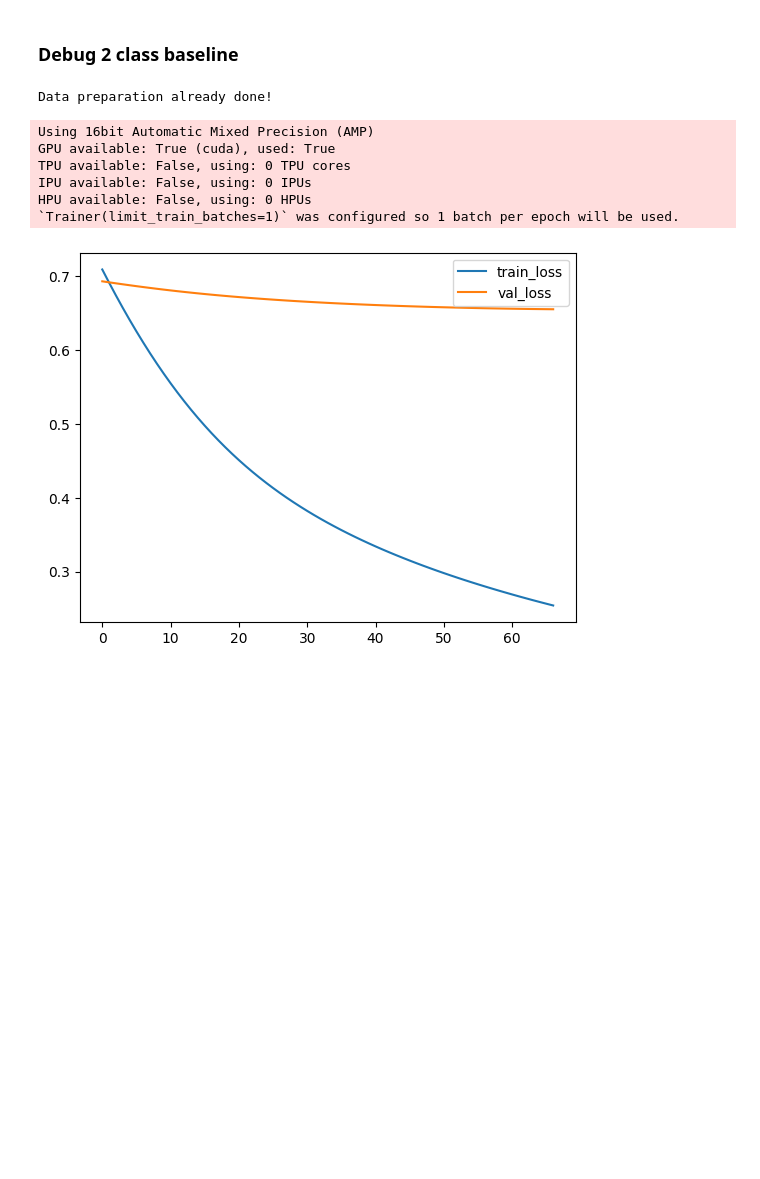
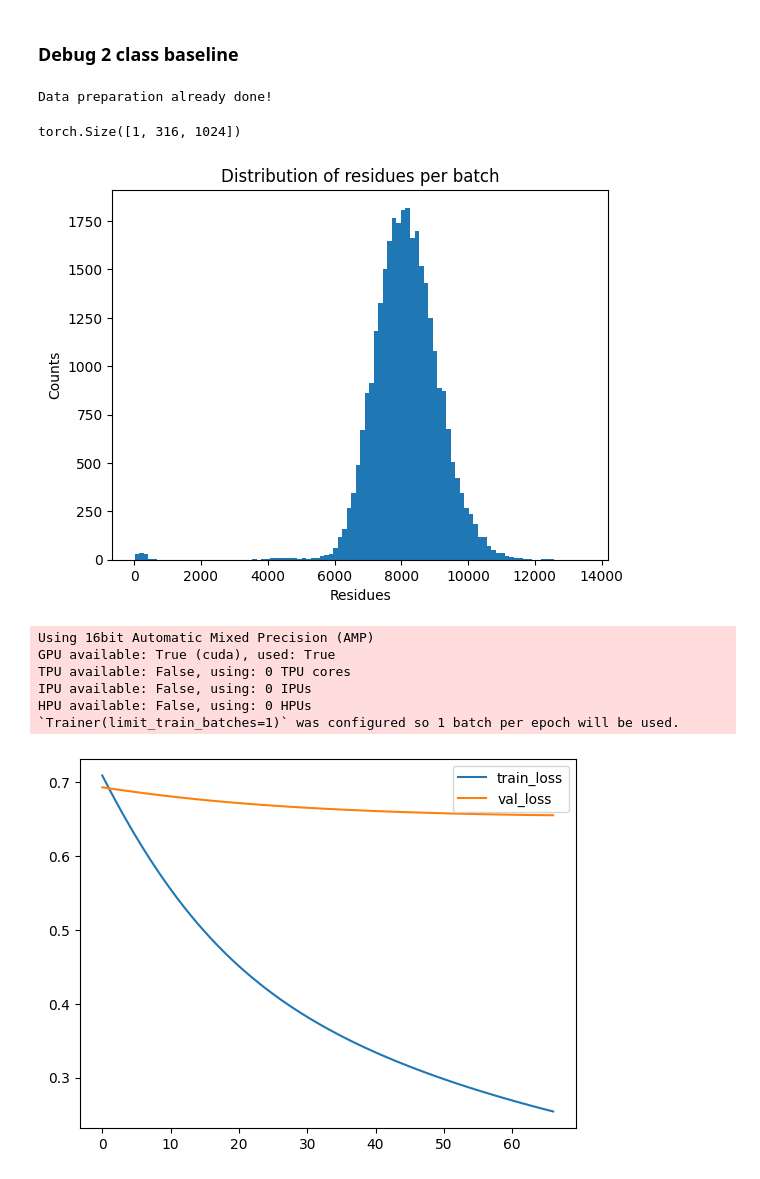
Before and after one commit to CallMeMisterOwl/protein_properties, a Jupyter notebook: src/debug_model.ipynb, the cells around one changed output. Drawn from its saved outputs; the diff is of its cells as text; code cells hidden in the pictures; blank space fills up the shorter version.

```diff
--- a/src/debug_model.ipynb
+++ b/src/debug_model.ipynb
@@ -27,6 +27,32 @@ data_module = SASADataModule(config=config)
 data_module.setup("fit")
 # %% [output]
 Data preparation already done!
+# %%
+for i, b in enumerate(data_module.train_dataloader()):
+    print(b[0].shape)
+    break
+# %% [output]
+torch.Size([1, 316, 1024])
+# %%
+# Plot distribution of residues per accumlated batch
+res_per_batch = []
+accumulated_batches = 32
+for i in range(100):
+    batch = 0
+    for i, b in enumerate(data_module.train_dataloader()):
+        batch += (b[0].shape[1])
+        if i % accumulated_batches == 0 or i == len(data_module.train_dataloader()) - 1:
+            res_per_batch.append(batch)
+            batch = 0
+# %%
+# Plot distribution of residues per accumlated batch
+plt.hist(res_per_batch, bins=100)
+plt.title("Distribution of residues per batch")
+plt.xlabel("Residues")
+plt.ylabel("Counts")
+plt.show()
+# %% [output]
+[figure, added]
 # %%
 logger = CSVLogger("logs", name="debug_model")
 one_sample_train_set = DataLoader(Subset(data_module.train_dataset, [42]), batch_size=1, shuffle=False, num_workers=4)
```
Also changed, not shown: parts of 7 cells of this notebook, 1 other file.
